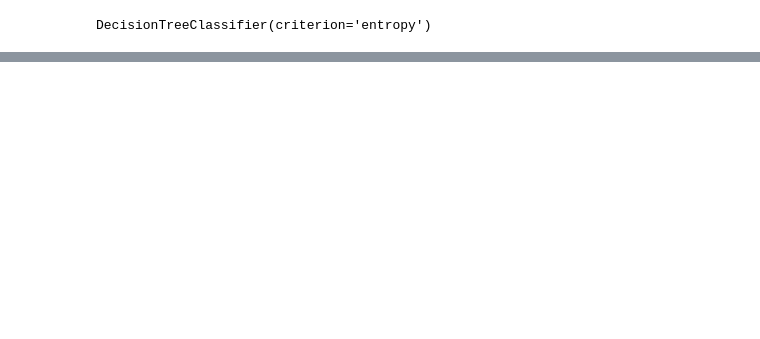
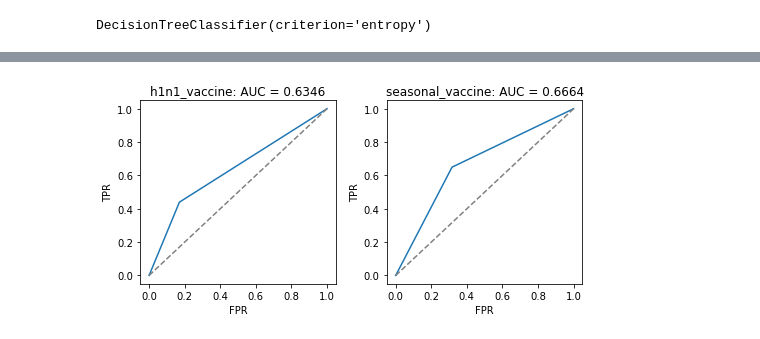
Before and after one commit to AMcqueen1980/H1N1Project, a Jupyter notebook: Adonis/AdonisModels.ipynb, the cells around one changed output, grey strips where cells are left out. Cells and saved outputs as stored; diff of their text form; code cells hidden in the pictures; blank space fills up the shorter version.

```diff
--- a/Adonis/AdonisModels.ipynb
+++ b/Adonis/AdonisModels.ipynb
@@ -592,0 +613,7 @@ y_pred = moc.predict_proba(X_test2)
+# %%
+#multioutputclassifier with decisiontreeclassifier
+
+MOC = MultiOutputClassifier(estimator=DecisionTreeClassifier()).fit(X_train2, y_train)
+
+preds2 = MOC.predict_proba(X_test2)
+preds2
@@ -592,0 +635,10 @@ y_pred = moc.predict_proba(X_test2)
+# %%
+y_preds2 = pd.DataFrame(
+    {
+        "h1n1_vaccine": preds2[0][:, 1],
+        "seasonal_vaccine": preds2[1][:, 1],
+    },
+    index = y_test.index
+)
+print("y_preds2.shape:", y_preds2.shape)
+y_preds2.head()
@@ -592,0 +653,18 @@ y_pred = moc.predict_proba(X_test2)
+# %%
+fig, ax = plt.subplots(1, 2, figsize=(7, 3.5))
+
+plot_roc(
+    y_test['h1n1_vaccine'],
+    y_preds2['h1n1_vaccine'],
+    'h1n1_vaccine',
+    ax=ax[0]
+)
+plot_roc(
+    y_test['seasonal_vaccine'],
+    y_preds2['seasonal_vaccine'],
+    'seasonal_vaccine',
+    ax=ax[1]
+)
+fig.tight_layout()
+# %% [output]
+[figure, added]
```
Also changed, not shown: parts of 34 cells of this notebook.
